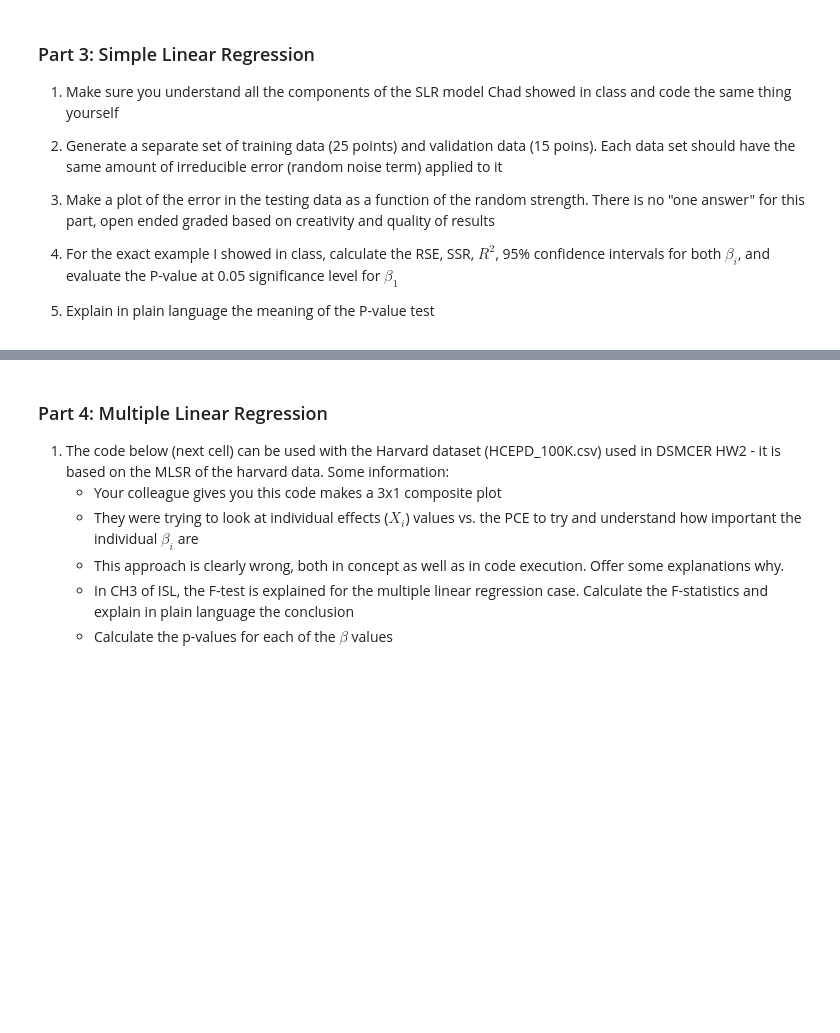
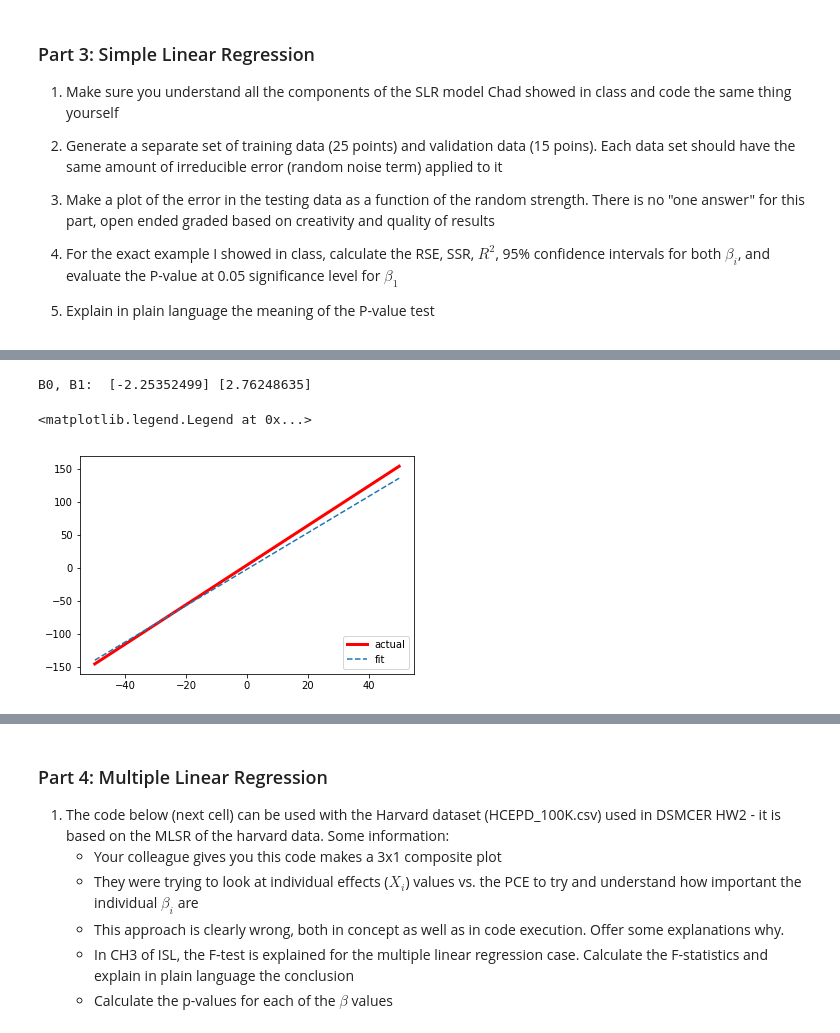
Before and after one commit to jrodguez/regression_methods, a Jupyter notebook: HW4.ipynb, the cells around one changed output, grey strips where cells are left out. Drawn from its saved outputs; the diff is of its cells as text; code cells hidden in the pictures; blank space fills up the shorter version.

```diff
--- a/HW4.ipynb
+++ b/HW4.ipynb
@@ -46,0 +183,14 @@ Implement both the linear and logistic regression models using sklearn, calculat
+# %%
+#Naming the regression variable and reshaping
+regr = sklearn.linear_model.LinearRegression()
+regr.fit(x.reshape(-1,1),yrand.reshape(-1,1))
+print('B0, B1: ',regr.intercept_, regr.coef_[0])
+
+# Plotting regression
+plt.plot(x,yactual,color='red',lw='3',label='actual')
+plt.plot(x,regr.predict(x.reshape(-1,1)),ls='--',label='fit')
+plt.legend(loc='lower right')
+# %% [output]
+B0, B1:  [-2.25352499] [2.76248635]
+<matplotlib.legend.Legend at 0x...>
+[figure, added]
```
Also changed, not shown: parts of 39 cells of this notebook.
